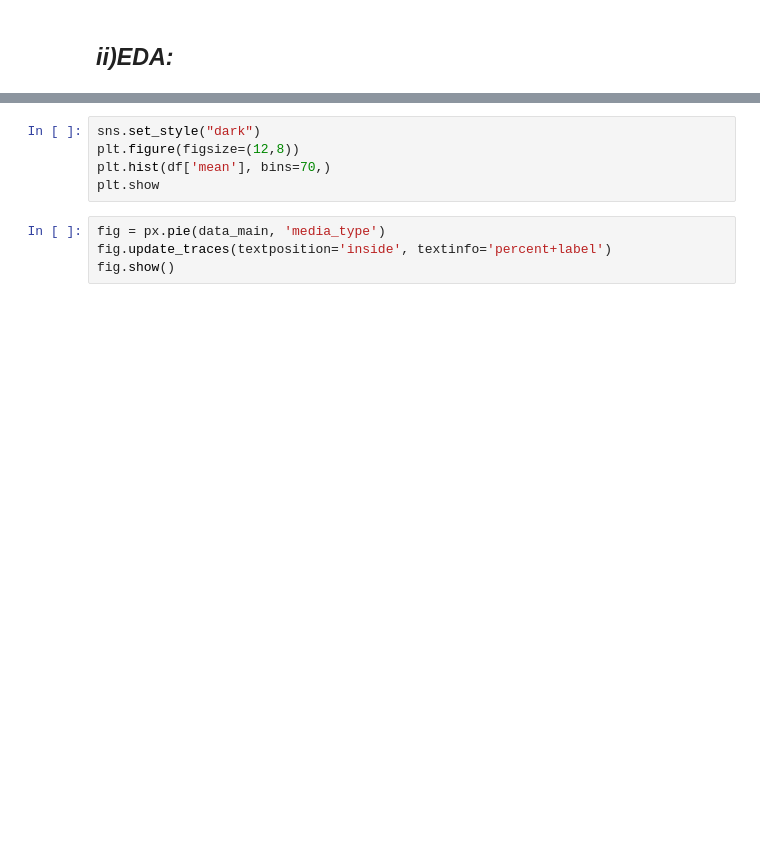
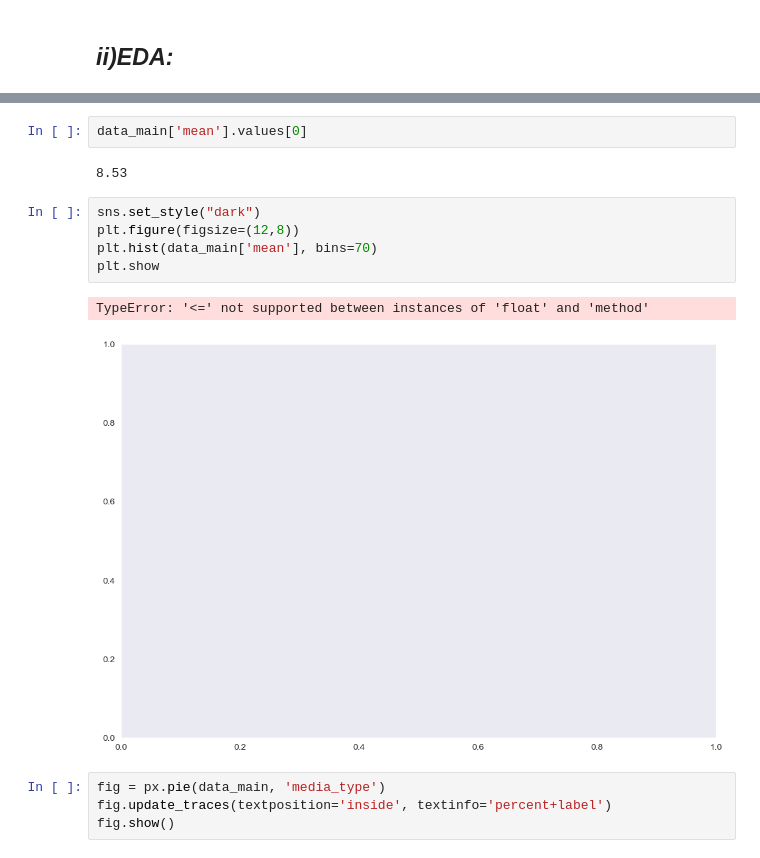
Before and after one commit to mozayed007/Media-Recommender, a Jupyter notebook: project_code/General_Recommender.ipynb, the cells around one changed output, grey strips where cells are left out. Cells and saved outputs as stored; diff of their text form; blank space fills up the shorter version.

```diff
--- a/project_code/General_Recommender.ipynb
+++ b/project_code/General_Recommender.ipynb
@@ -264,8 +255,15 @@ data_main.columns
+# %%
+data_main['mean'].values[0]
+# %% [output]
+8.53
 # %%
 sns.set_style("dark")
 plt.figure(figsize=(12,8))
-plt.hist(df['mean'], bins=70,)
+plt.hist(data_main['mean'], bins=70)
 plt.show
+# %% [output]
+TypeError: '<=' not supported between instances of 'float' and 'method'
+[figure, added]
 # %%
 fig = px.pie(data_main, 'media_type')
 fig.update_traces(textposition='inside', textinfo='percent+label')
```
Also changed, not shown: parts of 24 cells of this notebook, 1 other file.
